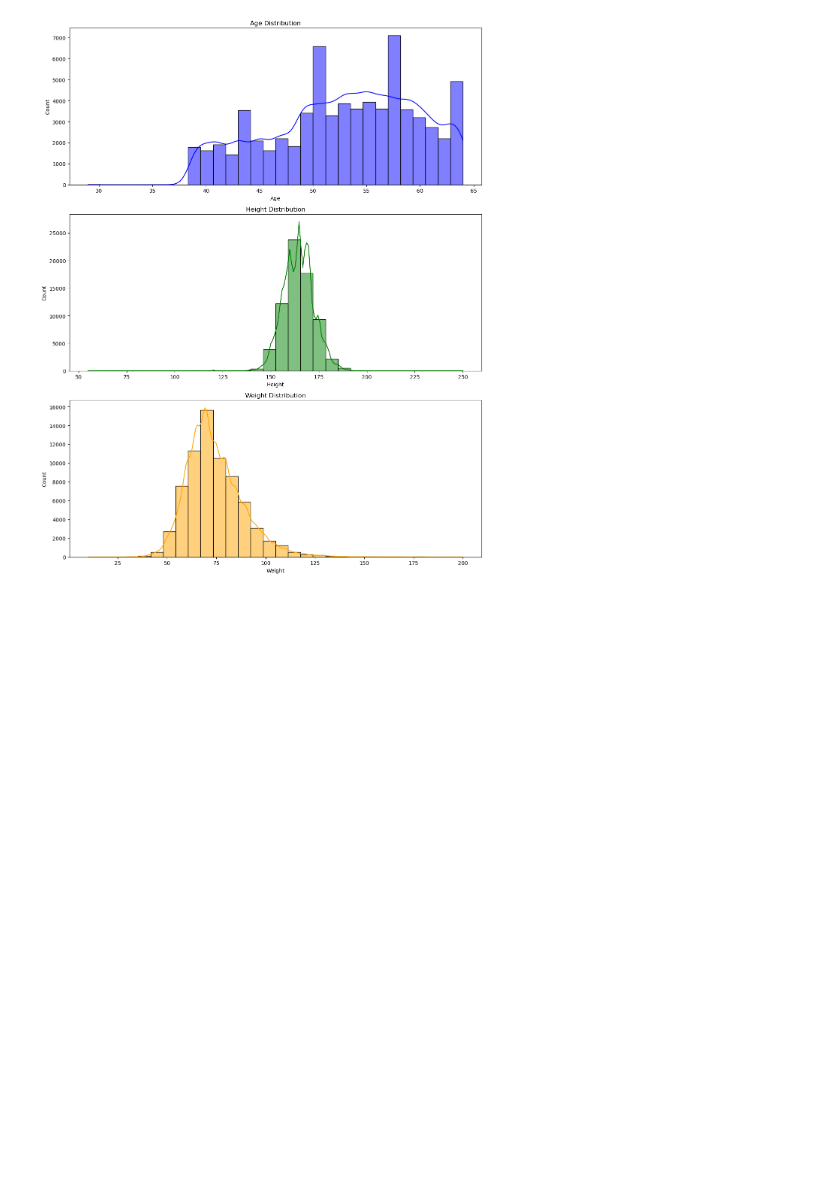
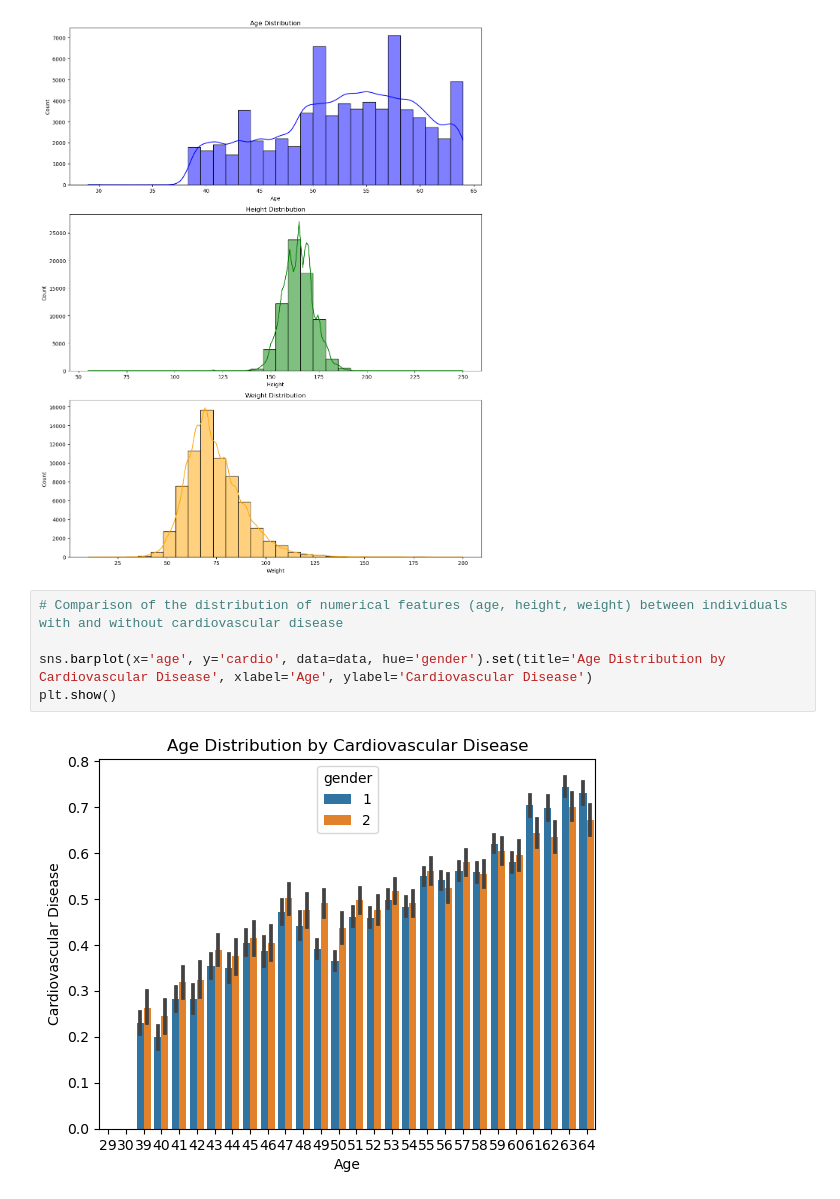
Before and after one commit to UlysseNMK312/cardio_prediction, a Jupyter notebook: notebooks/EDA.ipynb, the cells around one changed output. Saved outputs shown, nothing was run; the diff lists cells and outputs as text; blank space fills up the shorter version.

Commit message:
{Age and gender comparison with and without cardiovascular disease }

```diff
--- a/notebooks/EDA.ipynb
+++ b/notebooks/EDA.ipynb
@@ -153,3 +153,10 @@ plt.tight_layout()
 plt.show()
 # %% [output]
 [figure]
+# %%
+# Comparison of the distribution of numerical features (age, height, weight) between individuals with and without cardiovascular disease
+
+sns.barplot(x='age', y='cardio', data=data, hue='gender').set(title='Age Distribution by Cardiovascular Disease', xlabel='Age', ylabel='Cardiovascular Disease')
+plt.show()
+# %% [output]
+[figure, added]
```
